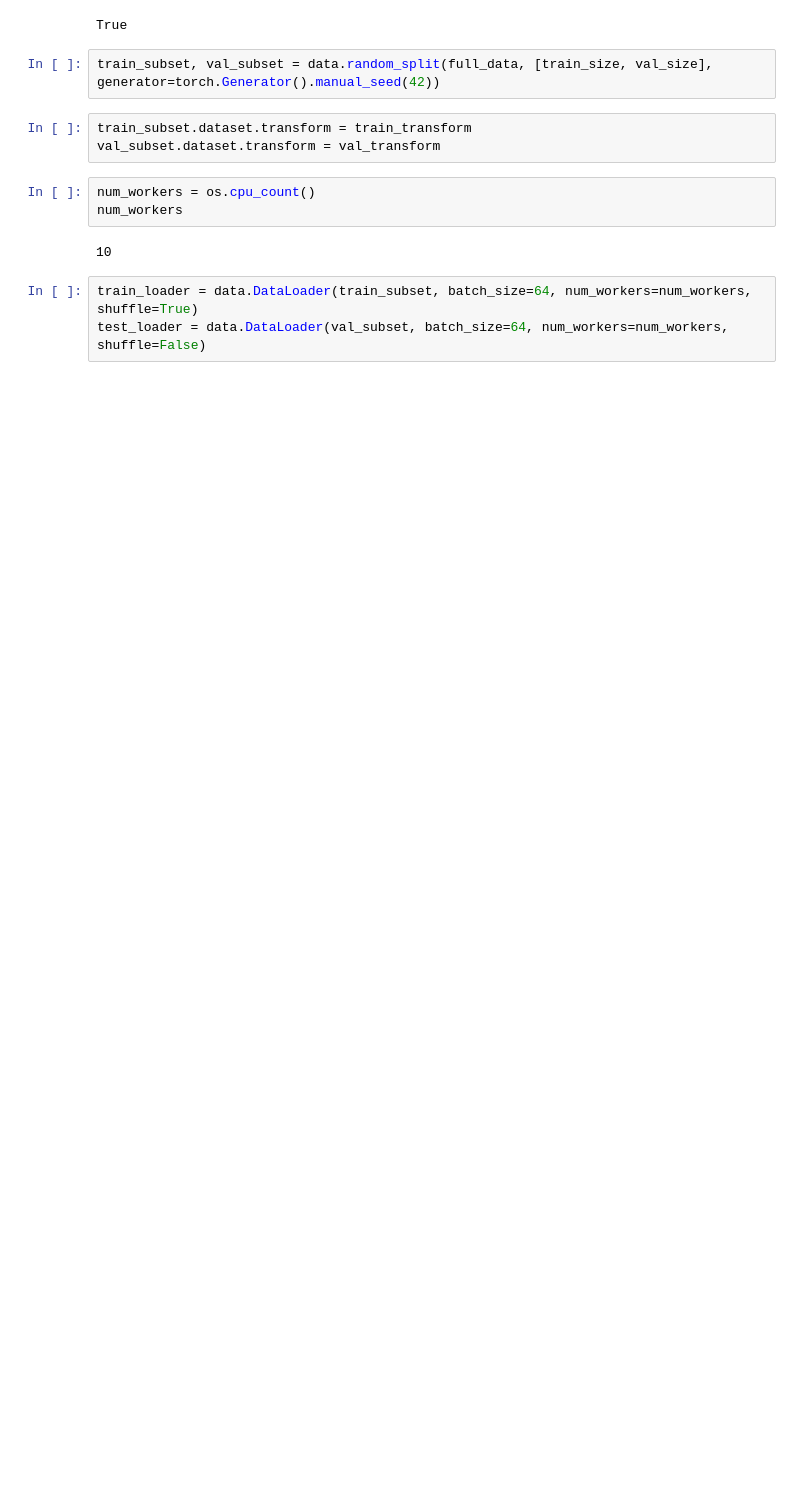
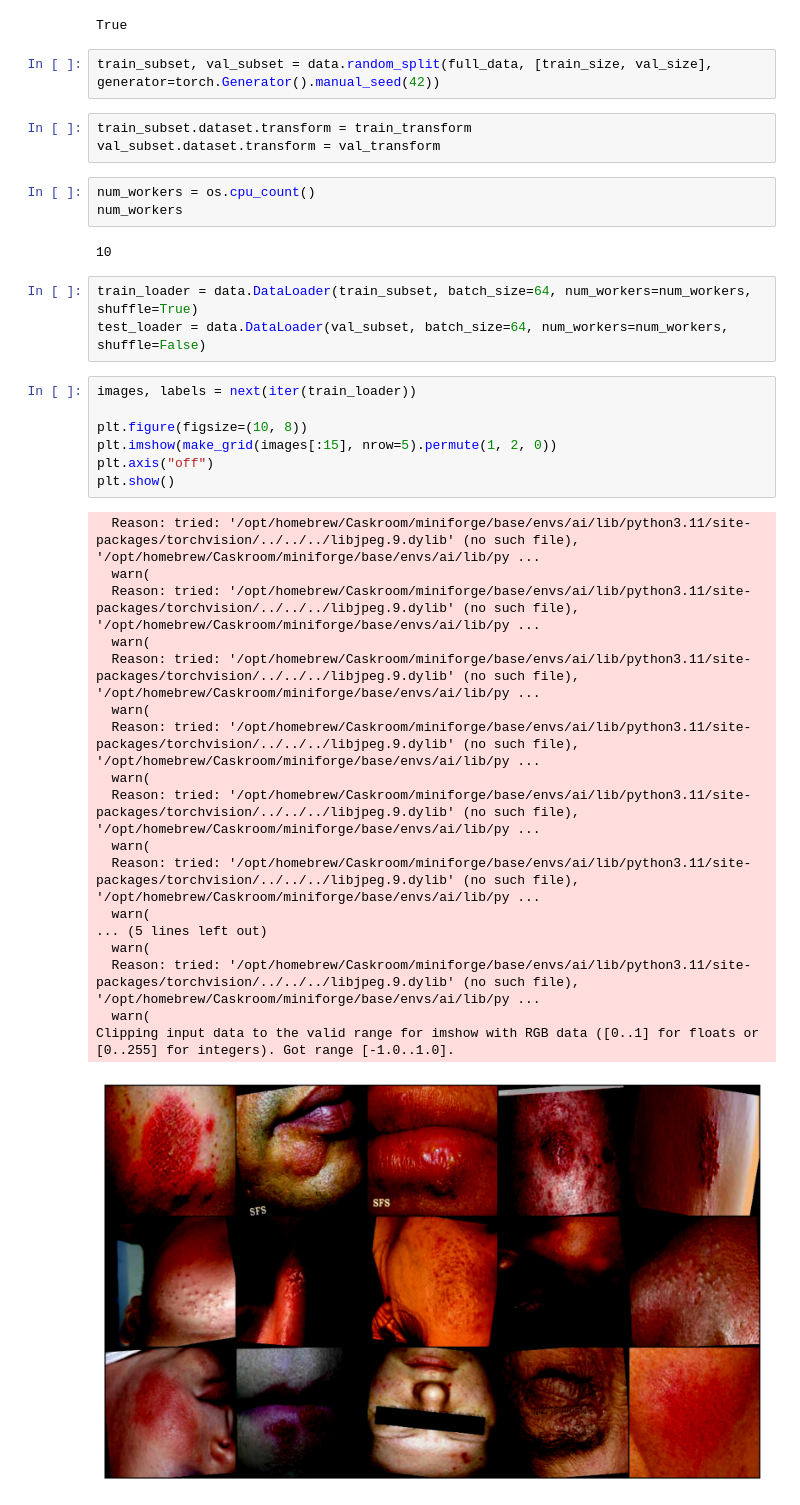
Before and after one commit to virvihuta/healthcare, a Jupyter notebook: skin_diseases.ipynb, the cells around one changed output. Saved outputs shown, nothing was run; the diff lists cells and outputs as text; blank space fills up the shorter version.

```diff
--- a/skin_diseases.ipynb
+++ b/skin_diseases.ipynb
@@ -44,3 +46,29 @@ num_workers
 # %%
 train_loader = data.DataLoader(train_subset, batch_size=64, num_workers=num_workers, shuffle=True)
 test_loader = data.DataLoader(val_subset, batch_size=64, num_workers=num_workers, shuffle=False)
+# %%
+images, labels = next(iter(train_loader))
+
+plt.figure(figsize=(10, 8))
+plt.imshow(make_grid(images[:15], nrow=5).permute(1, 2, 0))
+plt.axis("off")
+plt.show()
+# %% [output]
+  Reason: tried: '/opt/homebrew/Caskroom/miniforge/base/envs/ai/lib/python3.11/site-packages/torchvision/../../../libjpeg.9.dylib' (no such file), '/opt/homebrew/Caskroom/miniforge/base/envs/ai/lib/py ...
+  warn(
+  Reason: tried: '/opt/homebrew/Caskroom/miniforge/base/envs/ai/lib/python3.11/site-packages/torchvision/../../../libjpeg.9.dylib' (no such file), '/opt/homebrew/Caskroom/miniforge/base/envs/ai/lib/py ...
+  warn(
+  Reason: tried: '/opt/homebrew/Caskroom/miniforge/base/envs/ai/lib/python3.11/site-packages/torchvision/../../../libjpeg.9.dylib' (no such file), '/opt/homebrew/Caskroom/miniforge/base/envs/ai/lib/py ...
+  warn(
+  Reason: tried: '/opt/homebrew/Caskroom/miniforge/base/envs/ai/lib/python3.11/site-packages/torchvision/../../../libjpeg.9.dylib' (no such file), '/opt/homebrew/Caskroom/miniforge/base/envs/ai/lib/py ...
+  warn(
+  Reason: tried: '/opt/homebrew/Caskroom/miniforge/base/envs/ai/lib/python3.11/site-packages/torchvision/../../../libjpeg.9.dylib' (no such file), '/opt/homebrew/Caskroom/miniforge/base/envs/ai/lib/py ...
+  warn(
+  Reason: tried: '/opt/homebrew/Caskroom/miniforge/base/envs/ai/lib/python3.11/site-packages/torchvision/../../../libjpeg.9.dylib' (no such file), '/opt/homebrew/Caskroom/miniforge/base/envs/ai/lib/py ...
+  warn(
+... (5 lines left out)
+  warn(
+  Reason: tried: '/opt/homebrew/Caskroom/miniforge/base/envs/ai/lib/python3.11/site-packages/torchvision/../../../libjpeg.9.dylib' (no such file), '/opt/homebrew/Caskroom/miniforge/base/envs/ai/lib/py ...
+  warn(
+Clipping input data to the valid range for imshow with RGB data ([0..1] for floats or [0..255] for integers). Got range [-1.0..1.0].
+[figure, added]
```
Also changed, not shown: parts of 1 cell of this notebook.
